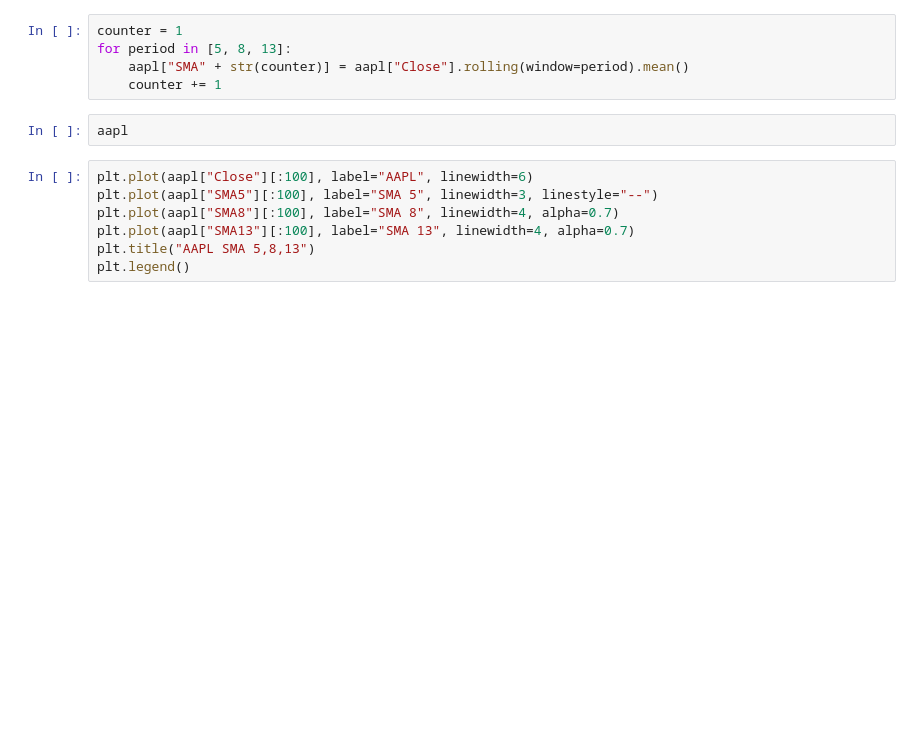
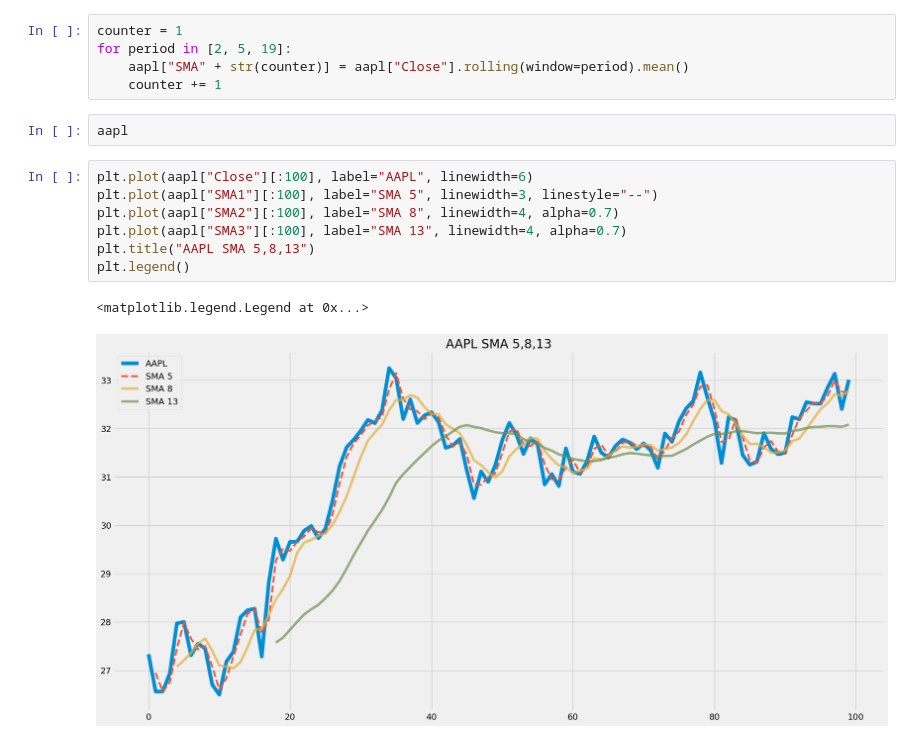
Before and after one commit to whanyu1212/compare-and-backtest-multiple-strategies, a Jupyter notebook: notebooks/test_sma.ipynb, the cells around one changed output. Drawn from its saved outputs; the diff is of its cells as text; blank space fills up the shorter version.

```diff
--- a/notebooks/test_sma.ipynb
+++ b/notebooks/test_sma.ipynb
@@ -21,15 +25,18 @@ print(f"The ROI for a buy and hold strategy is {roi}%")
 # %%
 counter = 1
-for period in [5, 8, 13]:
+for period in [2, 5, 19]:
     aapl["SMA" + str(counter)] = aapl["Close"].rolling(window=period).mean()
     counter += 1
 # %%
 aapl
 # %%
 plt.plot(aapl["Close"][:100], label="AAPL", linewidth=6)
-plt.plot(aapl["SMA5"][:100], label="SMA 5", linewidth=3, linestyle="--")
-plt.plot(aapl["SMA8"][:100], label="SMA 8", linewidth=4, alpha=0.7)
-plt.plot(aapl["SMA13"][:100], label="SMA 13", linewidth=4, alpha=0.7)
+plt.plot(aapl["SMA1"][:100], label="SMA 5", linewidth=3, linestyle="--")
+plt.plot(aapl["SMA2"][:100], label="SMA 8", linewidth=4, alpha=0.7)
+plt.plot(aapl["SMA3"][:100], label="SMA 13", linewidth=4, alpha=0.7)
 plt.title("AAPL SMA 5,8,13")
 plt.legend()
+# %% [output]
+<matplotlib.legend.Legend at 0x...>
+[figure, added]
 # %%
```
Also changed, not shown: parts of 6 cells of this notebook, 1 other file.
